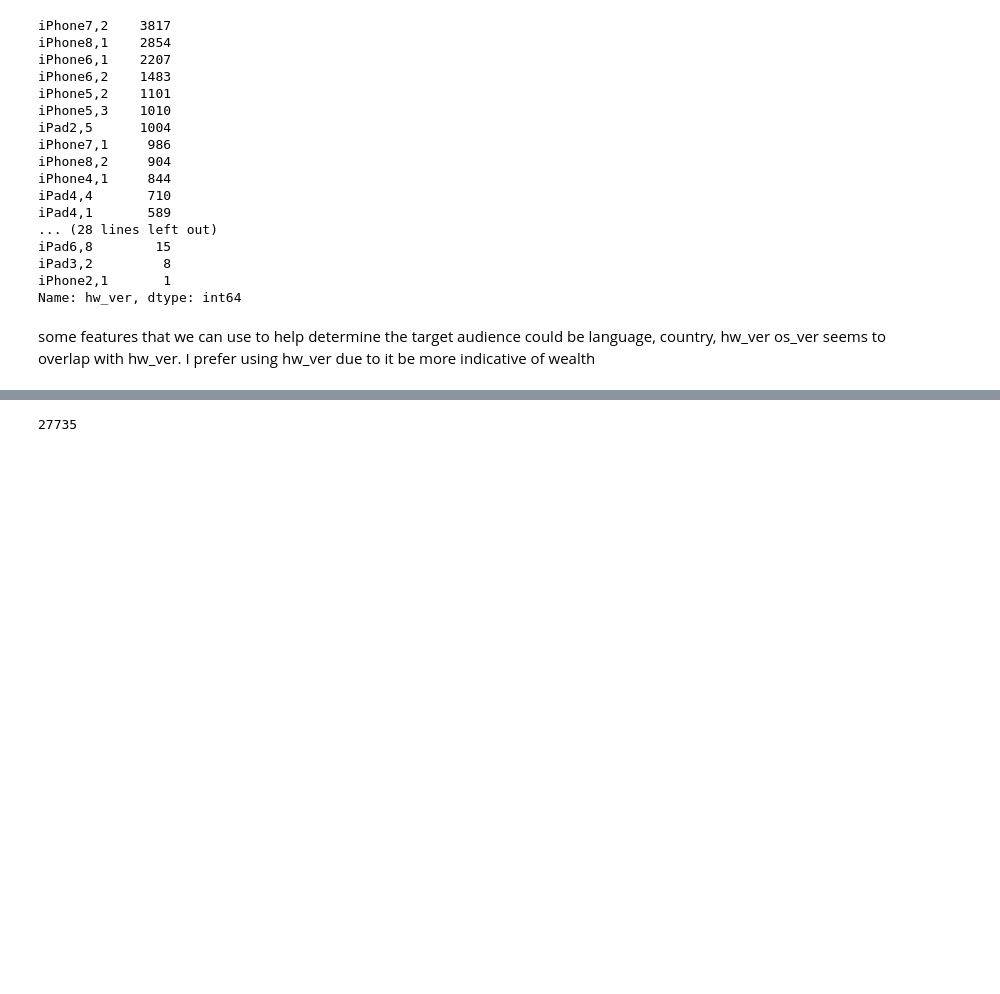
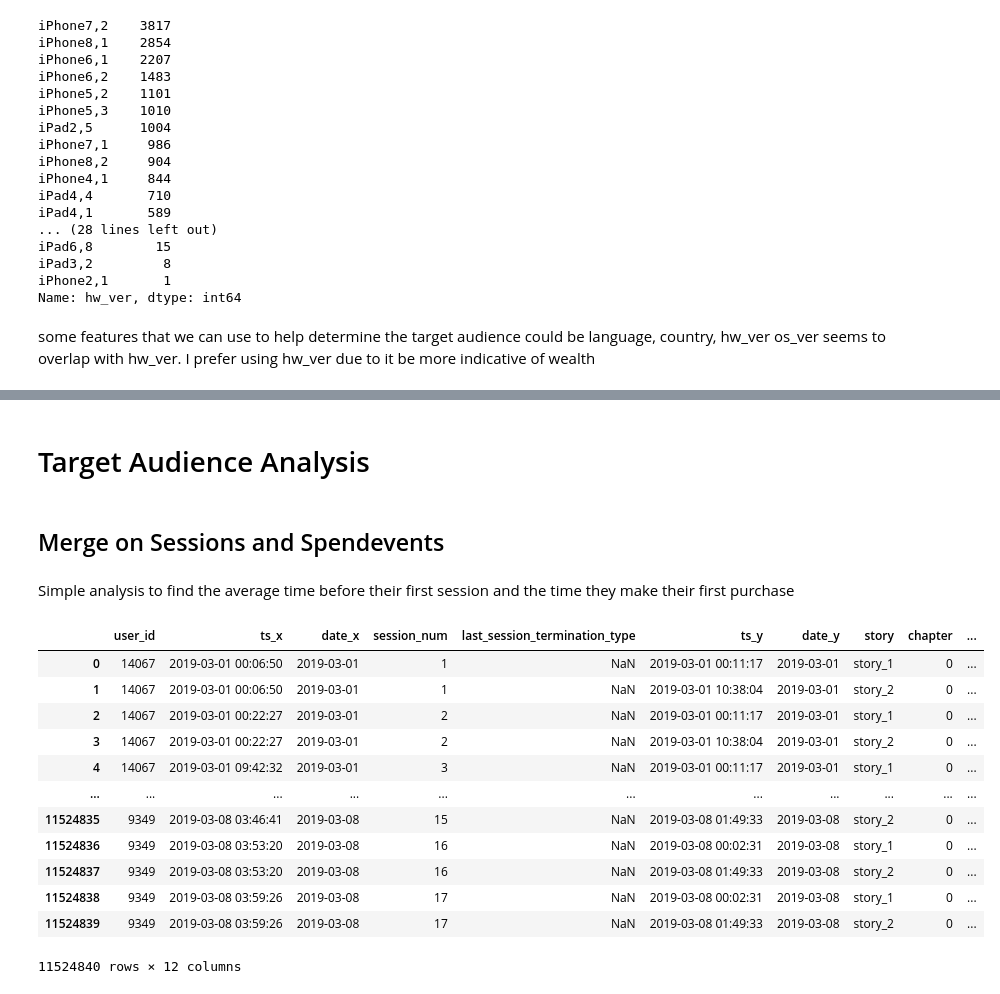
Before and after one commit to ericyeonpark/pg_data_exploratory_analysis, a Jupyter notebook: data_exploration_Eric_Park.ipynb, the cells around one changed output, grey strips where cells are left out. Cells and saved outputs as stored; diff of their text form; code cells hidden in the pictures; blank space fills up the shorter version.

Commit message:
created two target merges and started analysis on 1st merge

```diff
--- a/data_exploration_Eric_Park.ipynb
+++ b/data_exploration_Eric_Park.ipynb
@@ -358,5 +360,0 @@ os_ver seems to overlap with hw_ver. I prefer using hw_ver due to it be more ind
-# %%
-df1 = pd.merge(iaps, users, on='user_id', how='outer')
-print(len(df1))
-# %% [output]
-27735
@@ -364,0 +361,24 @@ df = pd.merge(iaps, sessions, spendevents, users, on='user_id', how='outer')
+# %% [markdown]
+# Target Audience Analysis
+# %% [markdown]
+## Merge on Sessions and Spendevents
+# %% [markdown]
+Simple analysis to find the average time before their first session and the time they make their first purchase
+# %%
+# merge users and sessions so we can track of session numbers
+sess_spend = pd.merge(sessions, spendevents, on='user_id', how='inner')
+sess_spend
+# %% [output]
+|  | user_id | ts_x | date_x | session_num | last_session_termination_type | ts_y | date_y | story | chapter | ... |
+| 0 | 14067 | 2019-03-01 00:06:50 | 2019-03-01 | 1 | NaN | 2019-03-01 00:11:17 | 2019-03-01 | story_1 | 0 | ... |
+| 1 | 14067 | 2019-03-01 00:06:50 | 2019-03-01 | 1 | NaN | 2019-03-01 10:38:04 | 2019-03-01 | story_2 | 0 | ... |
+| 2 | 14067 | 2019-03-01 00:22:27 | 2019-03-01 | 2 | NaN | 2019-03-01 00:11:17 | 2019-03-01 | story_1 | 0 | ... |
+| 3 | 14067 | 2019-03-01 00:22:27 | 2019-03-01 | 2 | NaN | 2019-03-01 10:38:04 | 2019-03-01 | story_2 | 0 | ... |
+| 4 | 14067 | 2019-03-01 09:42:32 | 2019-03-01 | 3 | NaN | 2019-03-01 00:11:17 | 2019-03-01 | story_1 | 0 | ... |
+| ... | ... | ... | ... | ... | ... | ... | ... | ... | ... | ... |
+| 11524835 | 9349 | 2019-03-08 03:46:41 | 2019-03-08 | 15 | NaN | 2019-03-08 01:49:33 | 2019-03-08 | story_2 | 0 | ... |
+| 11524836 | 9349 | 2019-03-08 03:53:20 | 2019-03-08 | 16 | NaN | 2019-03-08 00:02:31 | 2019-03-08 | story_1 | 0 | ... |
+| 11524837 | 9349 | 2019-03-08 03:53:20 | 2019-03-08 | 16 | NaN | 2019-03-08 01:49:33 | 2019-03-08 | story_2 | 0 | ... |
+| 11524838 | 9349 | 2019-03-08 03:59:26 | 2019-03-08 | 17 | NaN | 2019-03-08 00:02:31 | 2019-03-08 | story_1 | 0 | ... |
+| 11524839 | 9349 | 2019-03-08 03:59:26 | 2019-03-08 | 17 | NaN | 2019-03-08 01:49:33 | 2019-03-08 | story_2 | 0 | ... |
+11524840 rows × 12 columns
```
Also changed, not shown: parts of 9 cells of this notebook.
